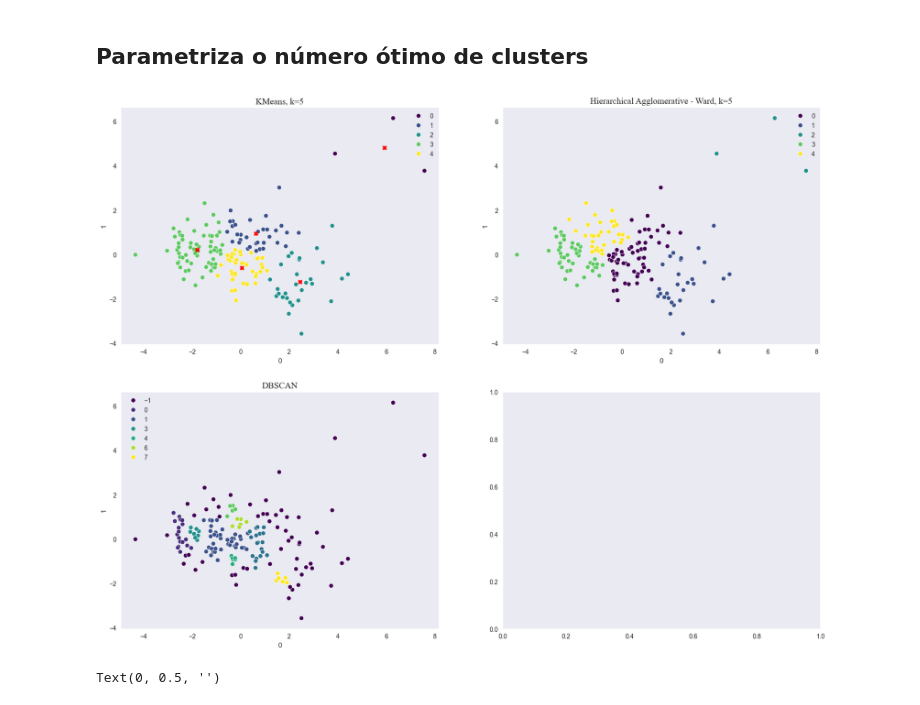
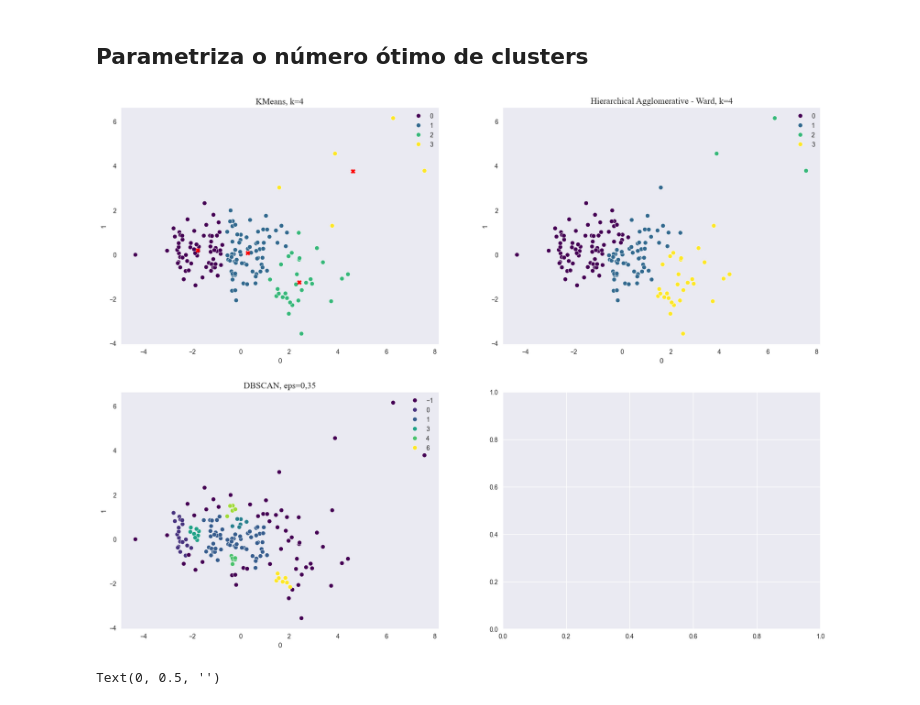
Before and after one commit to rabreu/Infnet-MIT-IA-Clustering-PD-25E4_2, a Jupyter notebook: Infnet-MIT-IA-Clustering-PdD001.ipynb, the cells around one changed output. Drawn from its saved outputs; the diff is of its cells as text; code cells hidden in the pictures.

```diff
--- a/Infnet-MIT-IA-Clustering-PdD001.ipynb
+++ b/Infnet-MIT-IA-Clustering-PdD001.ipynb
@@ -124,7 +108,7 @@ array([[-1.13827979,  0.27908825, -0.08245496, ..., -1.61909203,
          1.6246091 , -0.62954556]], shape=(167, 8))
 # %%
 pca_2 = PCA(n_components=2)
-dataset_scaled_pca2 = pca_2.fit_transform(dataset_scaled)
+dataset_pca = pca_2.fit_transform(dataset_scaled)
 # %% [markdown]
 ## Dendrogramas
 # %%
@@ -236,7 +225,7 @@ v2 = KElbowVisualizer(KMeans(), k=12, ax=ax[1])
 v2.fit(dataset_pca)
 v2.finalize()
 
-v3 = KElbowVisualizer(KMeans(), k=16, ax=ax[2])
+v3 = KElbowVisualizer(KMeans(), k=15, ax=ax[2])
 v3.fit(dataset_pca)
 v3.finalize()
 
@@ -249,11 +238,12 @@ plt.show()
 # %% [markdown]
 Define como variável global a quantidade ótima de clusters encontrada para utiliza-la como entrada para
 # %%
-OPTIMAL_NCLUSTERS=5
+OPTIMAL_NCLUSTERS=4
 # %% [markdown]
 ## Parametriza o número ótimo de clusters
 # %%
 hues = pd.Series()
+EPS=0.35
 
 kmeans = KMeans(n_clusters=OPTIMAL_NCLUSTERS).fit(dataset_pca)
 hues['kmeans'] = kmeans.labels_
@@ -261,7 +251,7 @@ hues['kmeans'] = kmeans.labels_
 ward = AgglomerativeClustering(n_clusters=OPTIMAL_NCLUSTERS, linkage='ward', metric='euclidean').fit(dataset_pca)
 hues['ward'] = ward.labels_
 
-dbscan = DBSCAN(eps=0.35, min_samples=5, n_jobs=-1, metric='euclidean').fit(dataset_pca)
+dbscan = DBSCAN(eps=EPS, min_samples=OPTIMAL_NCLUSTERS, n_jobs=-1, metric='euclidean').fit(dataset_pca)
 hues['dbscan'] = dbscan.fit_predict(dataset_pca)
 # %%
 f, ax = plt.subplots(2, 2)
@@ -285,36 +275,35 @@ ax[0][0].scatter(
     marker='X',
     color='red'
 )
 
 kmeans_lm = sb.scatterplot(
     data=dataset_pca,
     x=0,
     y=1,
     hue=hues['ward'],
     palette='viridis',
     ax=ax[0][1]
 )
 
 
 sb.scatterplot(
     data=dataset_pca,
     x=0,
     y=1,
     hue=hues['dbscan'],
     palette='viridis',
     ax=ax[1][0]
 )
 
 ax[0][0].set_title(f'KMeans, k={OPTIMAL_NCLUSTERS}', fontfamily='Times New Roman', fontsize=14)
 ax[0][1].set_title(f'Hierarchical Agglomerative - Ward, k={OPTIMAL_NCLUSTERS}', fontfamily='Times New Roman', fontsize=14)
-ax[1][0].set_title('DBSCAN', fontfamily='Times New Roman', fontsize=14)
+ax[1][0].set_title(f'DBSCAN, eps={RIGHT_dec_format(EPS)}', fontfamily='Times New Roman', fontsize=14)
 
 ax[0][0].grid(False)
 ax[0][1].grid(False)
 ax[1][0].grid(False)
-ax[1][1].grid(False)
 # %% [output]
-[figure, old version]
+[figure, new version]
 # %%
 f, ax = plt.subplots(2, 1)
 f.set_figheight(15)
```
Also changed, not shown: parts of 6 cells of this notebook.
